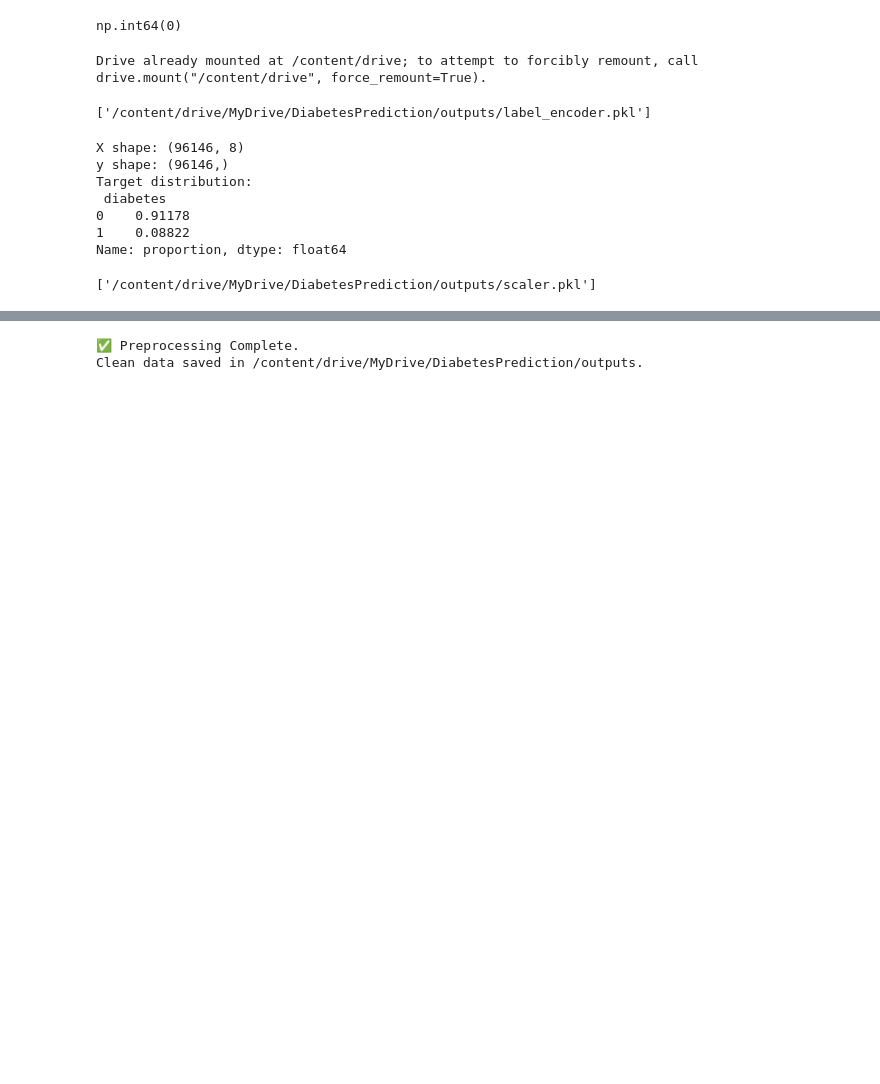
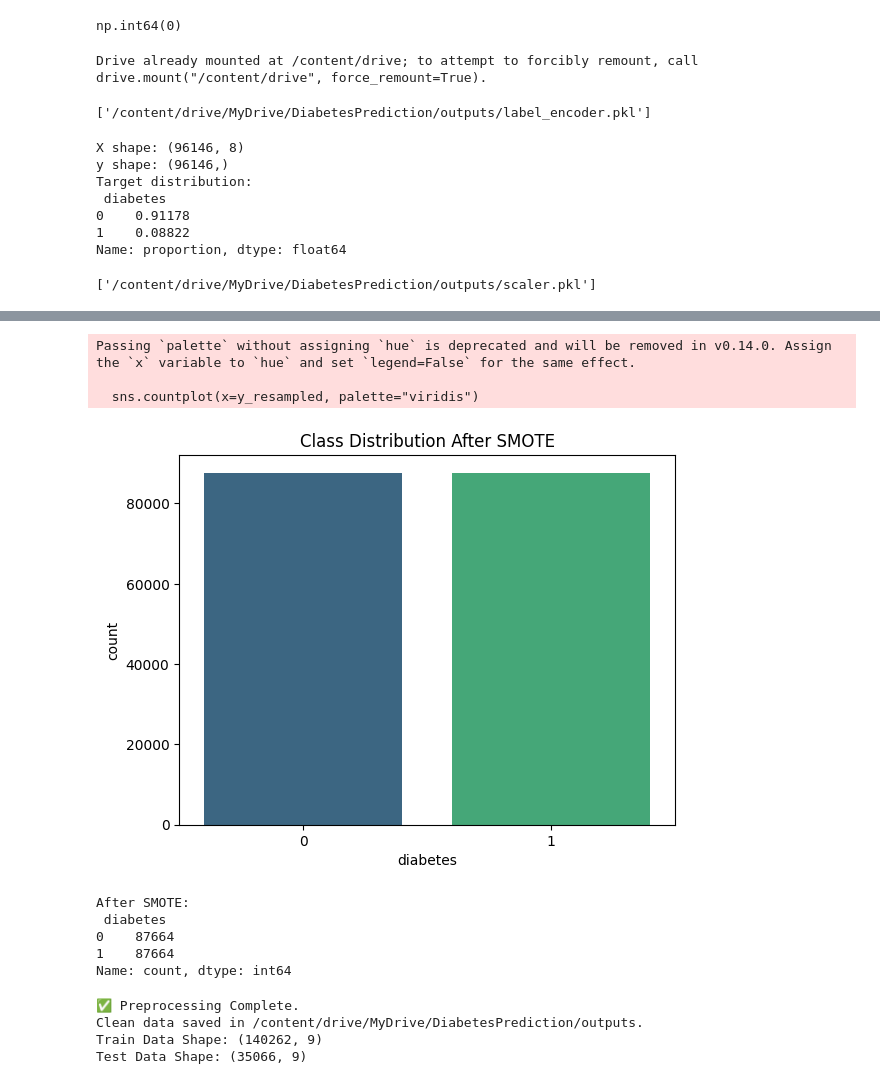
Before and after one commit to yevintheenura01/DL_Assignment, a Jupyter notebook: pre_requirements.ipynb, the cells around one changed output, grey strips where cells are left out. Saved outputs shown, nothing was run; the diff lists cells and outputs as text; code cells hidden in the pictures; blank space fills up the shorter version.

```diff
--- a/pre_requirements.ipynb
+++ b/pre_requirements.ipynb
@@ -174 +193,25 @@ joblib.dump(scaler, os.path.join(drive_output_dir, "scaler.pkl"))
+# %%
+# ------------------------------------------
+# 🔟 Apply SMOTE to balance the dataset
+# ------------------------------------------
+smote = SMOTE(random_state=42)
+X_resampled, y_resampled = smote.fit_resample(X_scaled, y)
+# %%
+# ------------------------------------------
+# 1️⃣1️⃣ Check class balance after SMOTE
+# ------------------------------------------
+sns.countplot(x=y_resampled, palette="viridis")
+plt.title("Class Distribution After SMOTE")
+plt.show()
+print("After SMOTE:\n", pd.Series(y_resampled).value_counts())
+# %% [output]
+Passing `palette` without assigning `hue` is deprecated and will be removed in v0.14.0. Assign the `x` variable to `hue` and set `legend=False` for the same effect.
+
+  sns.countplot(x=y_resampled, palette="viridis")
+[figure, added]
+After SMOTE:
+ diabetes
+0    87664
+1    87664
+Name: count, dtype: int64
 # %%
@@ -189,6 +235,10 @@ test_df.to_csv(os.path.join(drive_output_dir, "clean_data_test.csv"), index=Fals
 
 print("✅ Preprocessing Complete.")
 print(f"Clean data saved in {drive_output_dir}.")
+print("Train Data Shape:", train_df.shape)
+print("Test Data Shape:", test_df.shape)
 # %% [output]
 ✅ Preprocessing Complete.
 Clean data saved in /content/drive/MyDrive/DiabetesPrediction/outputs.
+Train Data Shape: (140262, 9)
+Test Data Shape: (35066, 9)
```
Also changed, not shown: parts of 4 cells of this notebook.
